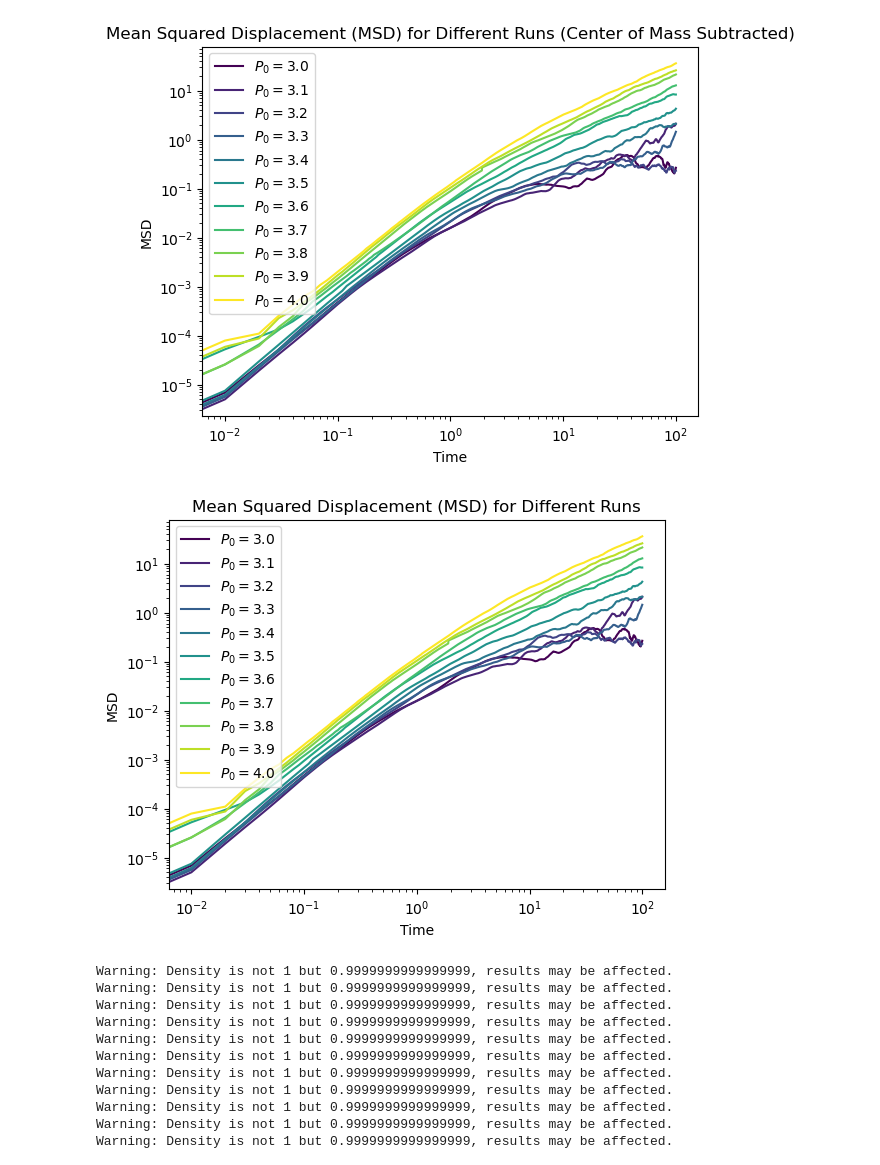
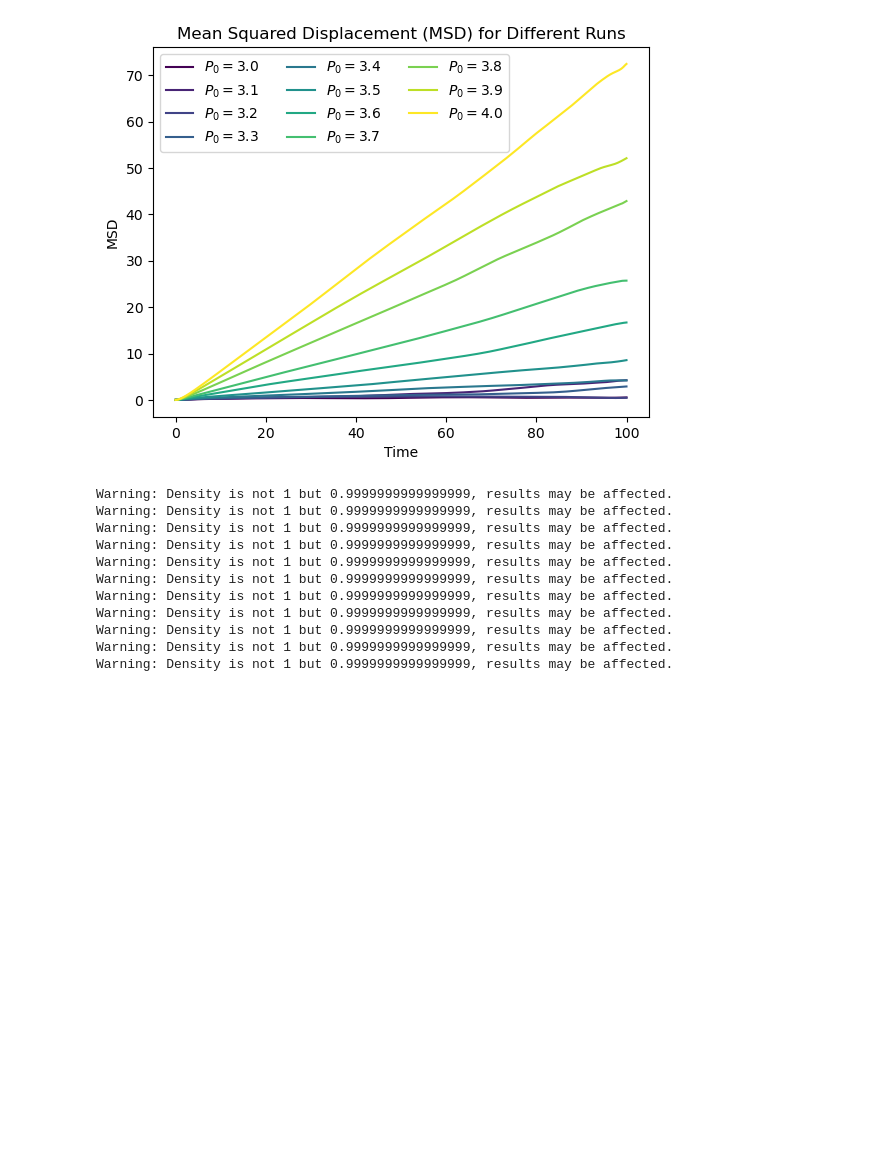
Before and after one commit to benjaminlaier/spv-simulation, a Jupyter notebook: analysis.ipynb, the cells around one changed output. Drawn from its saved outputs; the diff is of its cells as text; code cells hidden in the pictures; blank space fills up the shorter version.

```diff
--- a/analysis.ipynb
+++ b/analysis.ipynb
@@ -1,33 +1,30 @@
 # %%
 from simulation.analysis import compute_msd_unwrapped
 from matplotlib import pyplot as plt
 import numpy as np
+from tqdm.notebook import tqdm
 runs = ['P_0_3.0', 'P_0_3.1', 'P_0_3.2', 'P_0_3.3', 'P_0_3.4', 'P_0_3.5', 'P_0_3.6', 'P_0_3.7', 'P_0_3.8', 'P_0_3.9', 'P_0_4.0']
 # runs = ['P_0_3.4']
 dt = 0.01  # Time step
-for com in [True, False]:
-    for run in runs:
-        msd = compute_msd_unwrapped(run, com = com)
-        time = np.linspace(0, (len(msd) - 1)*dt, len(msd))
-        np.save(f'analysis\{run}_msd.npy', msd)
-        np.save('analysis/time.npy', time)
-        color = 'blue'  # Use a single color for all runs
-        color = plt.cm.viridis(runs.index(run) / (len(runs) - 1))
+for run in tqdm(runs):
+    msd = compute_msd_unwrapped(run, com = com)
+    time = np.linspace(0, (len(msd) - 1)*dt, len(msd))
+    np.save(f'analysis\{run}_msd.npy', msd)
+    np.save('analysis/time.npy', time)
+    color = 'blue'  # Use a single color for all runs
+    color = plt.cm.viridis(runs.index(run) / (len(runs) - 1))
 
-        plt.plot(time, msd, label=r'$P_0 =$'+run[-3:], color=color)
-    plt.xscale('log')
-    plt.yscale('log')
-    plt.legend()
-    plt.xlabel('Time')
-    plt.ylabel('MSD')
-    if com:
-        plt.title('Mean Squared Displacement (MSD) for Different Runs (Center of Mass Subtracted)')
-    else:
-        plt.title('Mean Squared Displacement (MSD) for Different Runs')
-    plt.show()
+    plt.plot(time, msd, label=r'$P_0 =$'+run[-3:], color=color)
+# plt.xscale('log')
+# plt.yscale('log')
+plt.legend(loc='best', ncol=3)
+plt.xlabel('Time')
+plt.ylabel('MSD')
+# plt.ylim(1e-6, 1e2)
+plt.title('Mean Squared Displacement (MSD) for Different Runs')
+plt.show()
 # %% [output]
-[figure, old version]
+[figure, new version]
-[figure, removed]
 # %%
 from simulation.analysis import rdf_pol_alignment_avg
 from matplotlib import pyplot as plt
```
Also changed, not shown: 1 other file.
